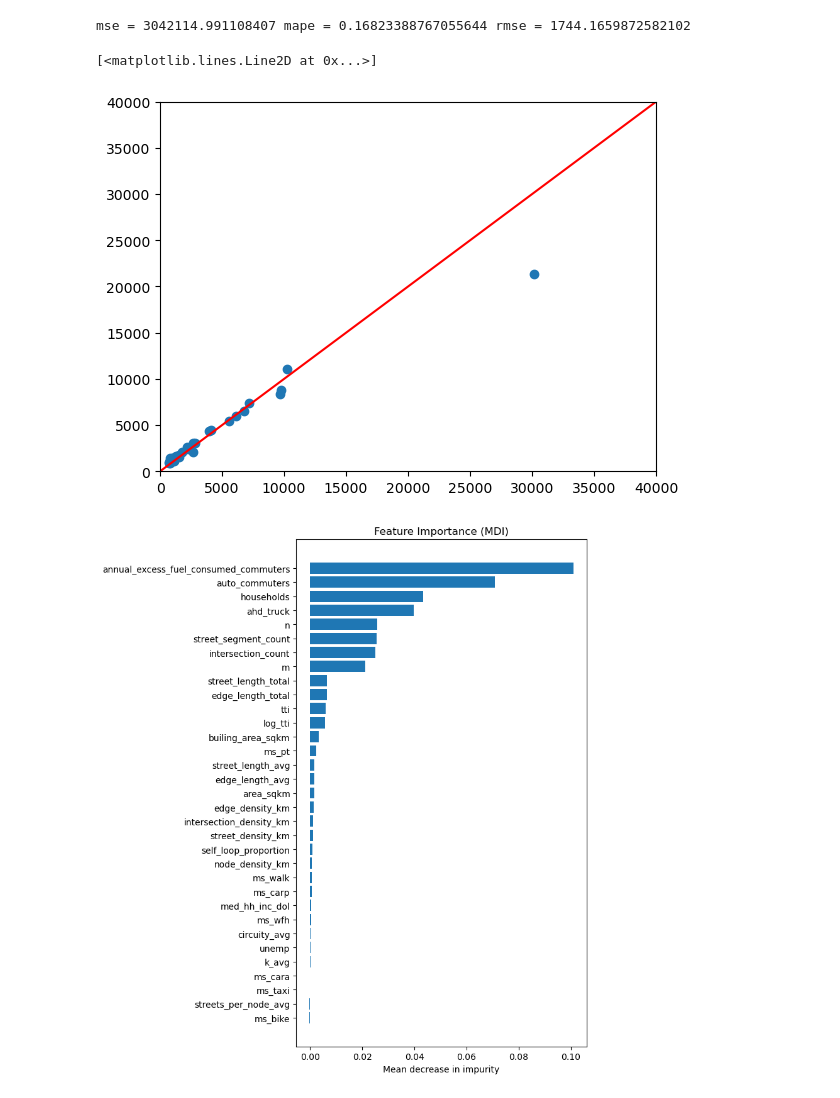
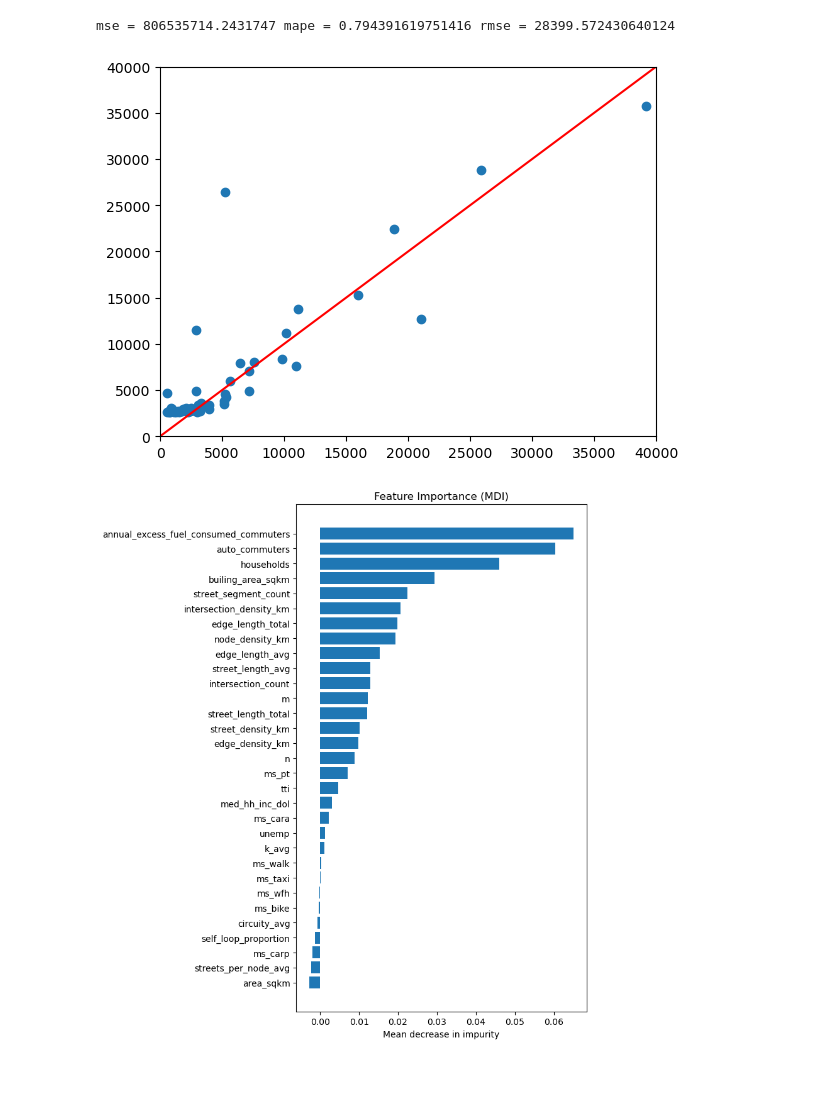
Before and after one commit to narslab/msa-emission-typologies, a Jupyter notebook: bin/jupyter/Congestion-exploration.ipynb, the cells around one changed output. Drawn from its saved outputs; the diff is of its cells as text; code cells hidden in the pictures.

```diff
--- a/bin/jupyter/Congestion-exploration.ipynb
+++ b/bin/jupyter/Congestion-exploration.ipynb
@@ -53,6 +92,5 @@ df = df.merge(net1, left_on = 'msa', right_on = 'msa', how = 'left')
 # %%
-df = df.dropna(subset=['tti', 'street_length_avg'])
-
+df = df.dropna(subset=['tti'])
 df['log_tti'] = np.log10(df['tti'])
 # %%
 df.head()
@@ -72,10 +118,10 @@ filepath = Path('../../data/tidy/congestion-exploration.csv', index = False)
 filepath.parent.mkdir(parents=True, exist_ok=True)
 df.to_csv(filepath)
 # %%
-rf = RandomForestRegressor(max_features= 7, n_estimators=2000, random_state=0, max_depth = 10 ) #ccp_alpha=0.1
-X = df.drop(columns=['tti','log_tti','dvmt_freeway', 'vmt_arterial'])
-Y = (df['log_tti'])
+rf = RandomForestRegressor(max_features= 8, n_estimators=100, random_state=0, max_depth = 6) #ccp_alpha=0.1
+X = df.drop(columns=['tti','log_tti'])
+Y = (df['tti'])
 X_train, X_test, y_train, y_test = train_test_split(X, Y, test_size = .2, random_state = 1)
 rf.fit(X_train, y_train)
 y_pred = rf.predict(X_test)
-y_pred
+#y_pred
@@ -158,9 +190,9 @@ plt.savefig('../../figures/log-tti-rf.png',dpi=300)
 # %%
-rf = RandomForestRegressor(max_features= 7, n_estimators=2000, random_state=0, max_depth = 10 ) #ccp_alpha=0.1
-X = df.drop(columns=['ahd','dvmt_freeway', 'vmt_arterial'])
-Y = (df['ahd'])
-X_train, X_test, y_train, y_test = train_test_split(X, Y, test_size = .2, random_state = 1)
-rf.fit(X_train, y_train)
-y_pred = rf.predict(X_test)
-y_pred
+rfc = RandomForestRegressor(max_features= 'log2', n_estimators=700, random_state=0, max_depth = 4 ) #ccp_alpha=0.1
+A = df.drop(columns=['ahd', 'log_tti'])
+B = (df['ahd'])
+A_train, A_test, b_train, b_test = train_test_split(A, B, test_size = .2, random_state = 1)
+rfc.fit(A_train, b_train)
+b_pred = rfc.predict(A_test)
+b_pred
 # %% [output]
@@ -175,7 +215,7 @@ array([ 7409.63746667,  1561.05480589,  1091.54708528,  8342.920525  ,
 # %%
-mse = mean_squared_error(y_test, y_pred)
-mape = mean_absolute_percentage_error(y_test, y_pred)
-rmse = np.sqrt(mean_squared_error(y_test, y_pred))
+mse = mean_squared_error(b_test, b_pred)
+mape = mean_absolute_percentage_error(b_test, b_pred)
+rmse = np.sqrt(mean_squared_error(b_test, b_pred))
 print(f'mse = {mse} mape = {mape} rmse = {rmse}')
 # %% [output]
-mse = 3042114.991108407 mape = 0.16823388767055644 rmse = 1744.1659872582102
+mse = 806535714.2431747 mape = 0.794391619751416 rmse = 28399.572430640124
@@ -182,30 +231,30 @@ mse = 3042114.991108407 mape = 0.16823388767055644 rmse = 1744.1659872582102
 # %%
-plt.scatter(y_test, y_pred)
+plt.scatter(b_test, b_pred)
 plt.ylim(0,40000)
 plt.xlim(0, 40000)
 x = np.linspace(0,40000,20)
 y = np.linspace(0,40000,20)
 plt.plot(x, y, color = 'red')
+plt.savefig('../../figures/ahd_pred')
 # %% [output]
-[<matplotlib.lines.Line2D at 0x...>]
-[figure, old version]
+[figure, new version]
 # %%
 result = permutation_importance(
-    rf, X_test, y_test, n_repeats=10, random_state=42, n_jobs=2)
+    rfc, A_test, b_test, n_repeats=10, random_state=42, n_jobs=2)
 tree_importances = pd.Series(result.importances_mean, index=X.columns)
 # %%
 # sort features according to importance
 sorted_idx = np.argsort(tree_importances)
 pos = np.arange(sorted_idx.shape[0])
 
 plt.figure(figsize=(8,9))
 # plot feature importances
 plt.barh(pos, tree_importances[sorted_idx], align="center")
 
-plt.yticks(pos, np.array(X.columns)[sorted_idx])
+plt.yticks(pos, np.array(A.columns)[sorted_idx])
 plt.title("Feature Importance (MDI)")
 plt.xlabel("Mean decrease in impurity");
 plt.tight_layout()
-plt.savefig('../../figures/tti-rf.png',dpi=300)
+plt.savefig('../../figures/ahd-rf.png',dpi=300)
 # %% [output]
-[figure, old version]
+[figure, new version]
```
Also changed, not shown: parts of 25 cells of this notebook, 9 other files.
